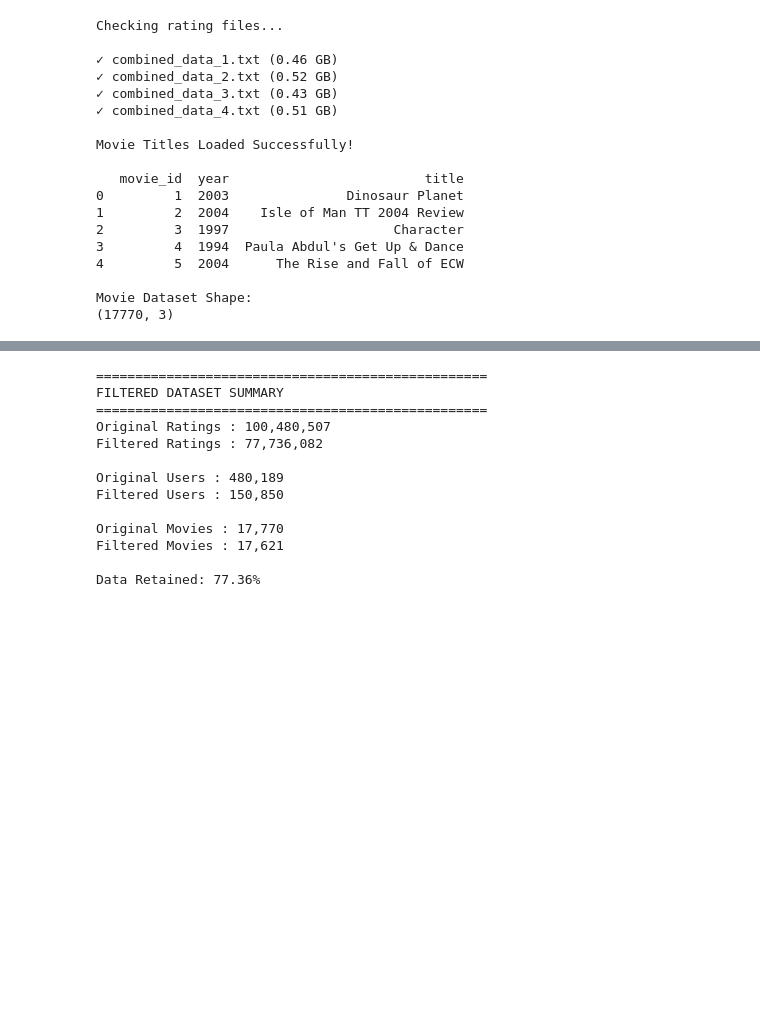
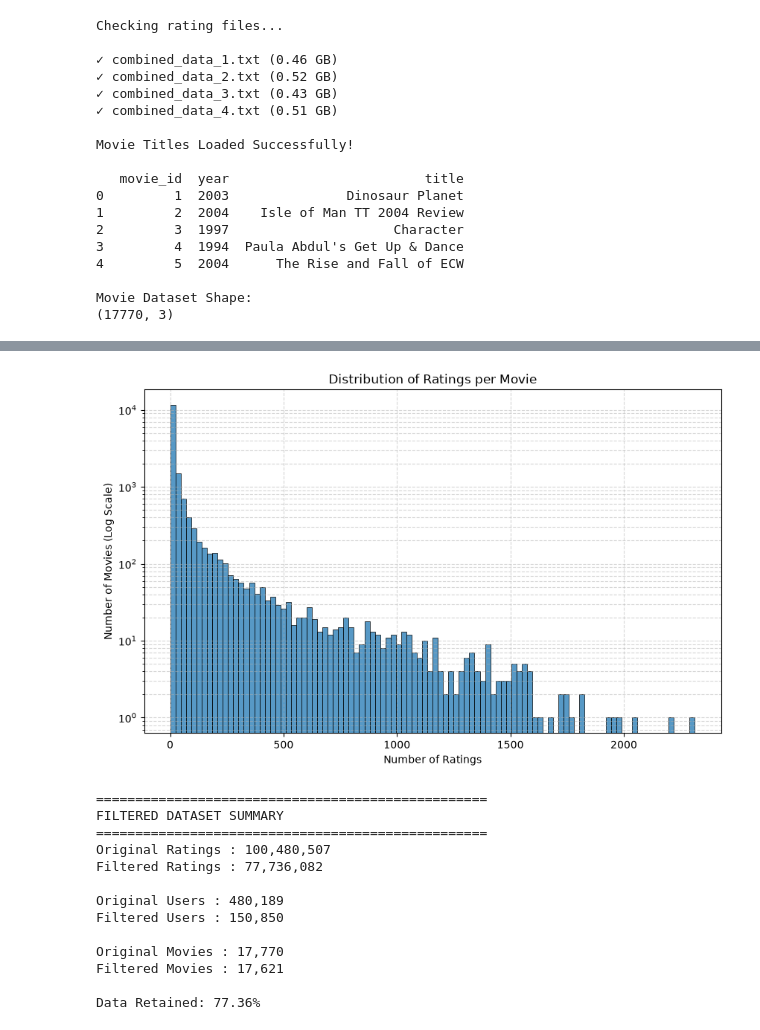
Before and after one commit to dishitasingh365/INFO442-project, a Jupyter notebook: data_preprocessing.ipynb, the cells around one changed output, grey strips where cells are left out. Drawn from its saved outputs; the diff is of its cells as text; code cells hidden in the pictures; blank space fills up the shorter version.

```diff
--- a/data_preprocessing.ipynb
+++ b/data_preprocessing.ipynb
@@ -315,6 +290,14 @@ Unique Titles: 17359
-# %%
-# Drop rows where 'year' is missing
-ratings = ratings.dropna(subset=['year'])
-
-# Verify that the missing values are gone
-print(ratings['year'].isnull().sum())
+# %%
+# Downsample to a representative 10% of the data to prevent future model crashes
+# ratings = ratings.sample(frac=0.10, random_state=42)
+ratings = ratings.sample(frac=0.01, random_state=42) # Use 1% for testing
+# %%
+# STEP 4: Filter out missing movie metadata (Memory-Safe)
+
+# Get the set of movie IDs that have a valid year
+valid_movie_ids = set(movies_clean['movie_id'])
+
+# Only keep ratings for movies that have valid metadata (replaces dropping nulls after a merge)
+print(f"Rows before metadata filtering: {len(ratings):,}")
+ratings = ratings[ratings['movie_id'].isin(valid_movie_ids)]
+print(f"Rows after metadata filtering: {len(ratings):,}")
@@ -433,3 +421,25 @@ plt.show()
+# %%
+# Calculate the number of ratings per movie
+movie_counts = ratings['movie_id'].value_counts()
+
+# Set up the plot interface
+plt.figure(figsize=(10, 6))
+
+# Plot the histogram (X-axis: Number of Ratings, Y-axis: Number of Movies)
+sns.histplot(movie_counts, bins=100, kde=False)
+
+# Use a log scale for the Y-axis to handle the wide distribution of movie counts
+plt.yscale('log')
+
+# Add labels and title
+plt.title('Distribution of Ratings per Movie')
+plt.xlabel('Number of Ratings')
+plt.ylabel('Number of Movies (Log Scale)')
+plt.grid(True, which="both", linestyle="--", alpha=0.5)
+
+plt.show()
+# %% [output]
+[figure, added]
 # %%
 # STEP 6: Filter Sparse Data
 
```
Also changed, not shown: parts of 9 cells of this notebook.
